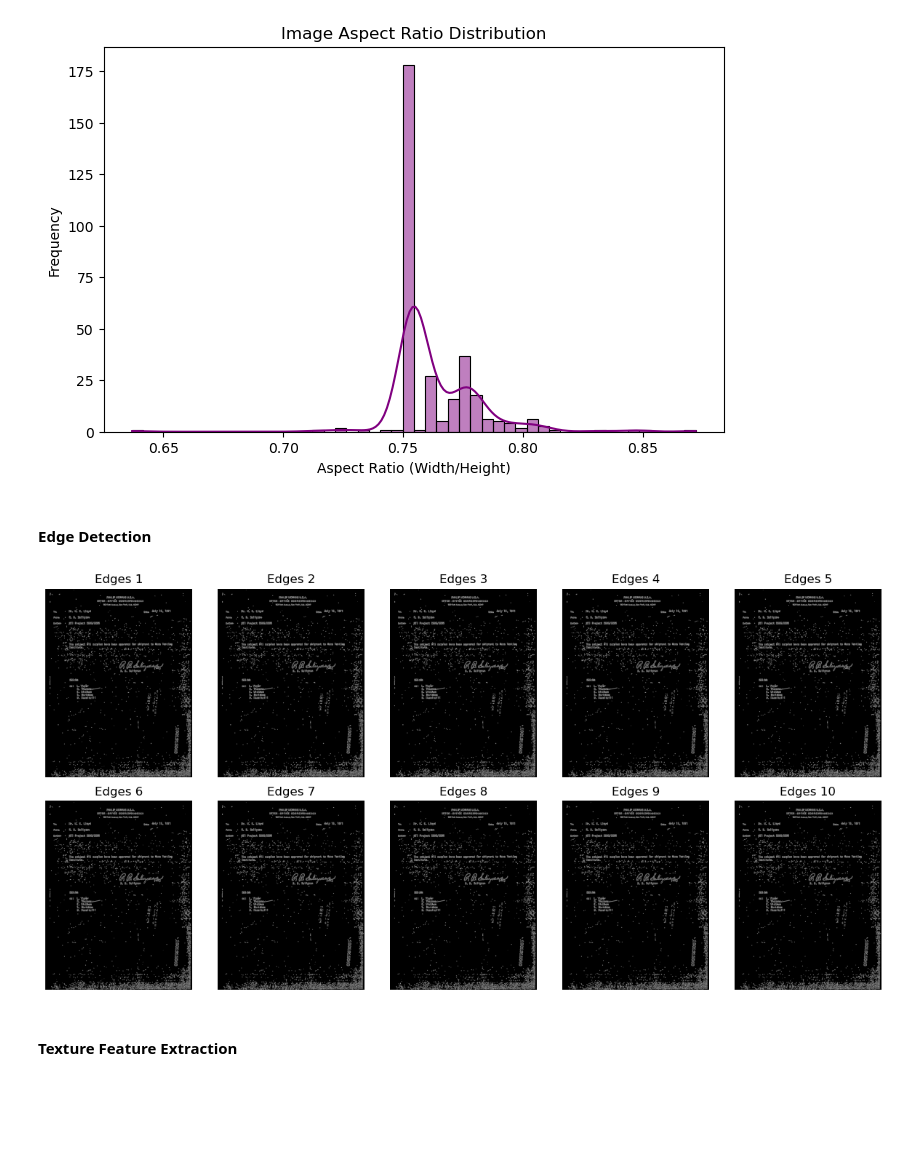
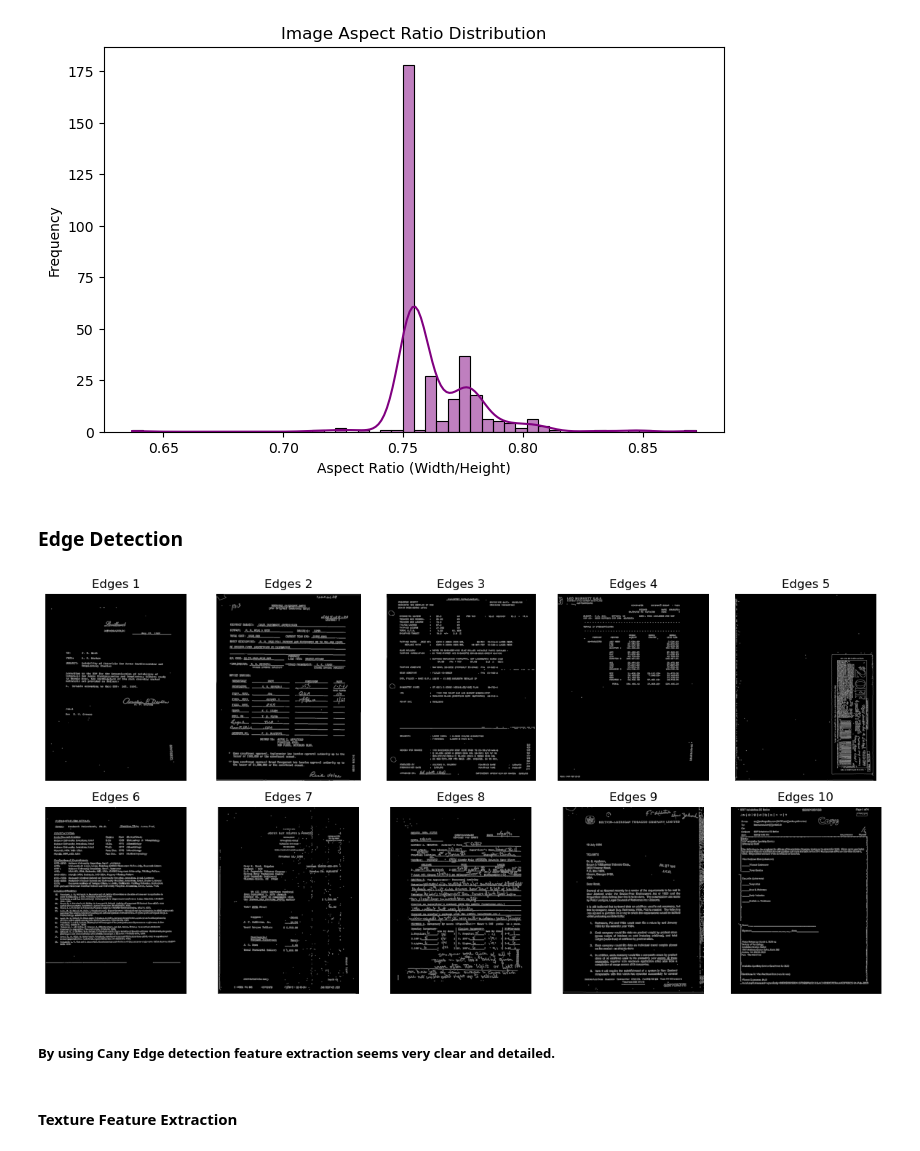
Before and after one commit to abdulahad2307/FAU-Masters_Thesis-Ahad, a Jupyter notebook: EDA.ipynb, the cells around one changed output. Drawn from its saved outputs; the diff is of its cells as text; code cells hidden in the pictures; blank space fills up the shorter version.

```diff
--- a/EDA.ipynb
+++ b/EDA.ipynb
@@ -226,27 +232,29 @@ plt.show()
 # %% [output]
 [figure]
 # %% [markdown]
-#### Edge Detection
+### Edge Detection
 # %%
 def compute_edges(img_path):
     img = cv2.imread(img_path, cv2.IMREAD_GRAYSCALE)
     edges = cv2.Canny(img, 100, 200)
     return edges
 
 plt.figure(figsize=(12, 6))
 for i, img_path in enumerate(images_list[:10]):
-    img_path = os.path.join(DataPath, image)
+    img_path = os.path.join(DataPath, img_path)
     edges = compute_edges(img_path)
 
     plt.subplot(2, 5, i + 1)
     plt.imshow(edges, cmap="gray")
     plt.axis("off")
     plt.title(f"Edges {i+1}")
 
 plt.tight_layout()
 plt.show()
 # %% [output]
-[figure, old version]
+[figure, new version]
+# %% [markdown]
+##### By using Cany Edge detection feature extraction seems very clear and detailed.
 # %% [markdown]
 #### Texture Feature Extraction
 # %%
```
Also changed, not shown: parts of 8 cells of this notebook.
